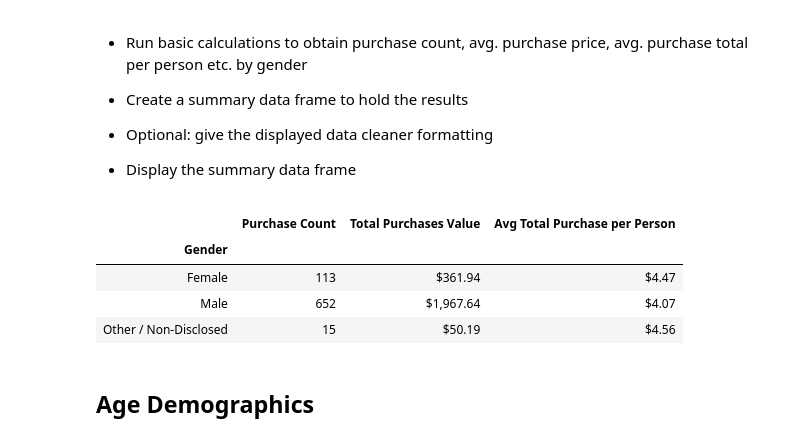
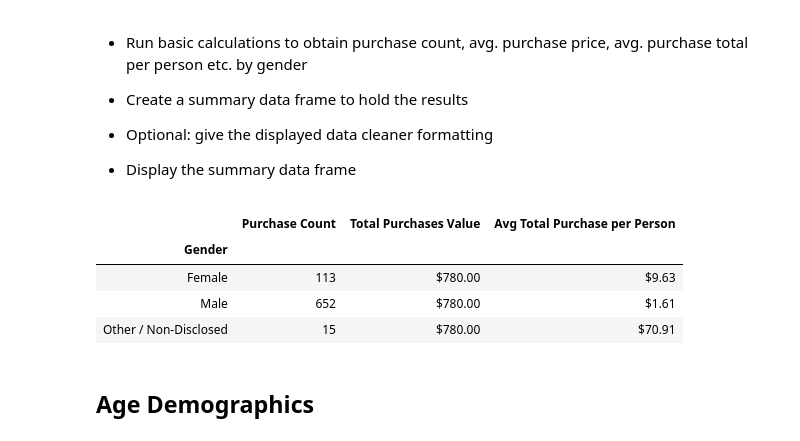
Before and after one commit to gshreve01/pandas-challenge, a Jupyter notebook: HeroesOfPymoli/HeroesOfPymoli.ipynb, the cells around one changed output. Drawn from its saved outputs; the diff is of its cells as text; code cells hidden in the pictures.

```diff
--- a/HeroesOfPymoli/HeroesOfPymoli.ipynb
+++ b/HeroesOfPymoli/HeroesOfPymoli.ipynb
@@ -140,30 +126,30 @@ sorted_df
 # %%
 #copy over gender and price data
 clean_gender_purchase_data_df = purchase_data[['Gender', 'Price']]
 
 # Get counts by gender
 gender_purchase_summary_df = clean_gender_purchase_data_df.groupby('Gender').count()
 
 # Capture total purchases
-gender_purchase_summary_df['Total Purchases Value'] = clean_gender_purchase_data_df.groupby('Gender').sum()
+gender_purchase_summary_df['Total Purchases Value'] = gender_purchase_summary_df['Price'].sum()
 
 # Calculate Average by dividing total purchases by number of purchases
 gender_purchase_summary_df['Avg Total Purchase per Person'] = gender_purchase_summary_df['Total Purchases Value'] / gender_count_df['Total Count']
 
 # Rename Price to Purchase Count
 gender_purchase_summary_df.rename(columns={'Price': 'Purchase Count'}, inplace=True)
 
 # do currency formats using map
 gender_purchase_summary_df['Total Purchases Value'] = gender_purchase_summary_df['Total Purchases Value'].map("${:,.2f}".format)
 gender_purchase_summary_df['Avg Total Purchase per Person'] = gender_purchase_summary_df['Avg Total Purchase per Person'].map("${:,.2f}".format)
 
 gender_purchase_summary_df
 # %% [output]
 |  | Purchase Count | Total Purchases Value | Avg Total Purchase per Person |
 | Gender |  |  |  |
-| Female | 113 | $361.94 | $4.47 |
-| Male | 652 | $1,967.64 | $4.07 |
-| Other / Non-Disclosed | 15 | $50.19 | $4.56 |
+| Female | 113 | $780.00 | $9.63 |
+| Male | 652 | $780.00 | $1.61 |
+| Other / Non-Disclosed | 15 | $780.00 | $70.91 |
 # %% [markdown]
 ## Age Demographics
 # %% [markdown]
```
Also changed, not shown: parts of 6 cells of this notebook.
